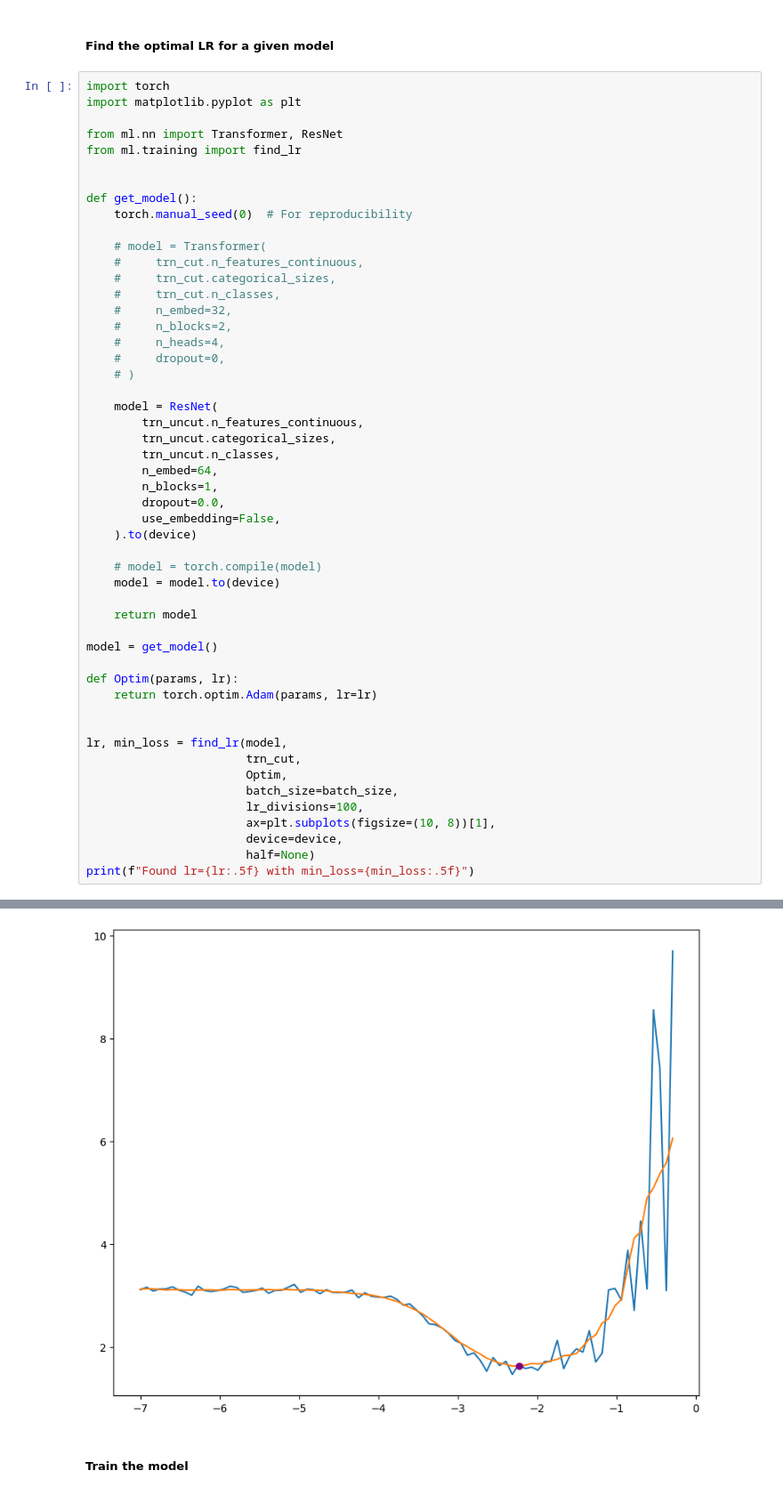
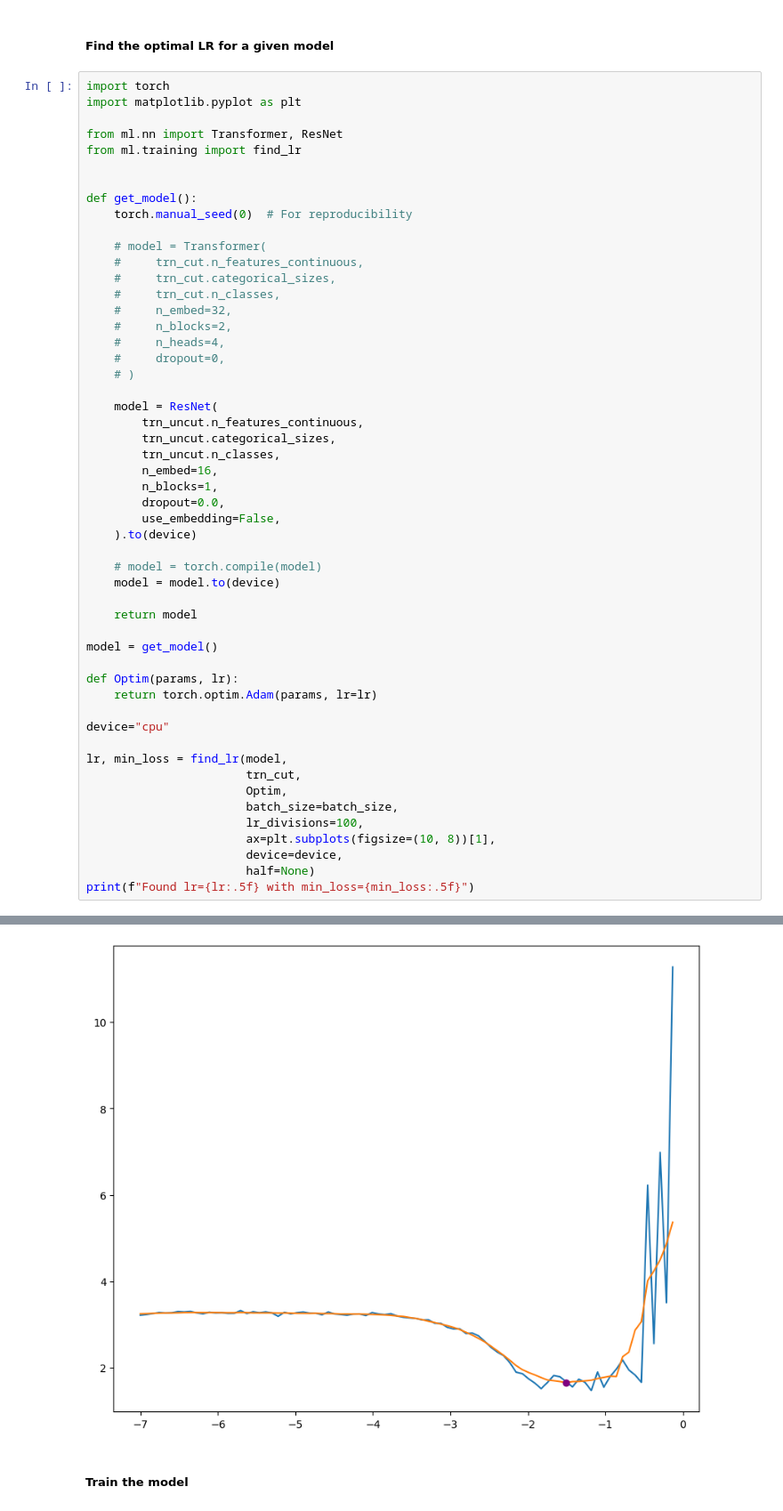
Before and after one commit to elumixor/mtcp, a Jupyter notebook: ml/notebooks/main.ipynb, the cells around one changed output, grey strips where cells are left out. Shown at 89% size. Cells and saved outputs as stored; diff of their text form.

```diff
--- a/ml/notebooks/main.ipynb
+++ b/ml/notebooks/main.ipynb
@@ -72,7 +75,7 @@ def get_model():
         trn_uncut.n_features_continuous,
         trn_uncut.categorical_sizes,
         trn_uncut.n_classes,
-        n_embed=64,
+        n_embed=16,
         n_blocks=1,
         dropout=0.0,
         use_embedding=False,
@@ -88,6 +91,7 @@ model = get_model()
 def Optim(params, lr):
     return torch.optim.Adam(params, lr=lr)
 
+device="cpu"
 
 lr, min_loss = find_lr(model,
                        trn_cut,
@@ -104,4 +108,4 @@ Found lr=0.00586 with min_loss=1.63041
-[figure, old version]
+[figure, new version]
 # %% [markdown]
 ##### Train the model
 # %%
```
Also changed, not shown: parts of 7 cells of this notebook, 2 other files.
